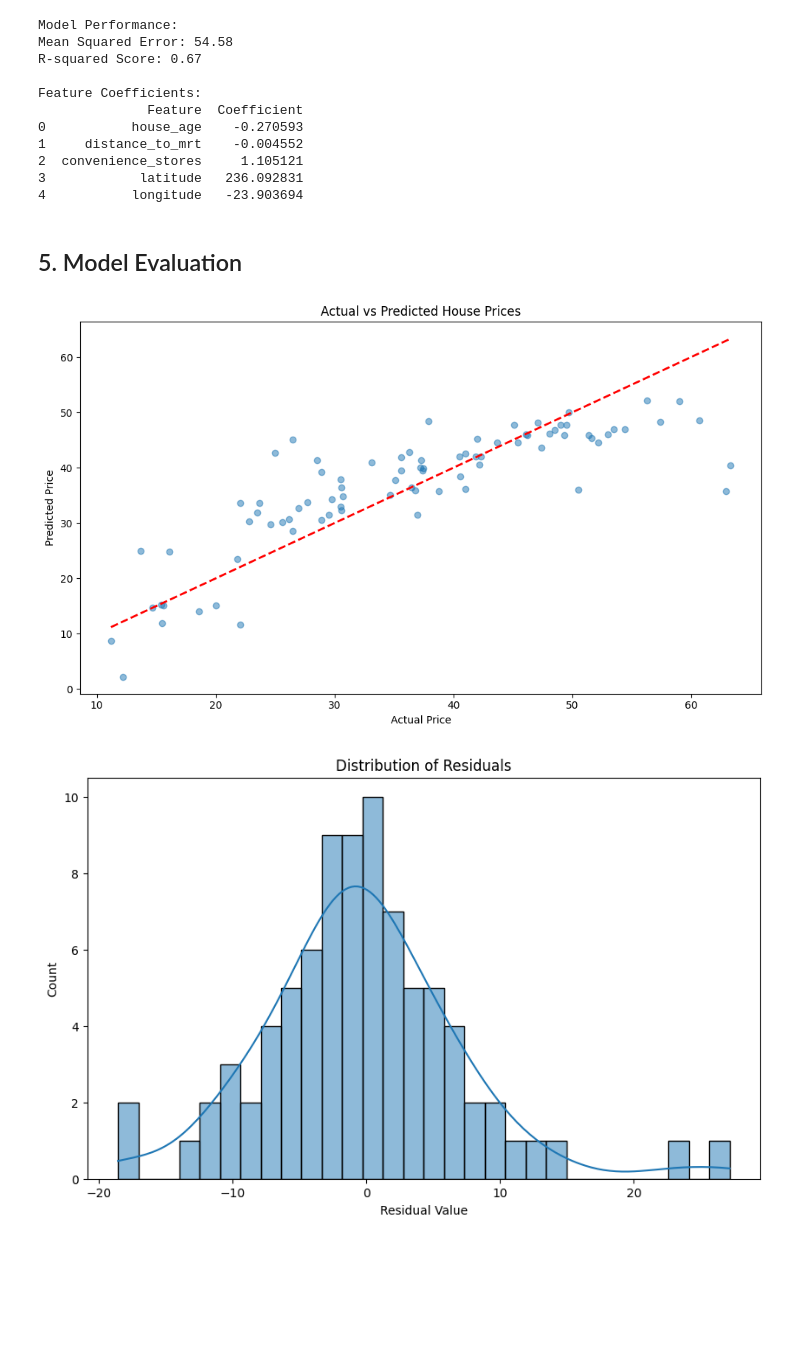
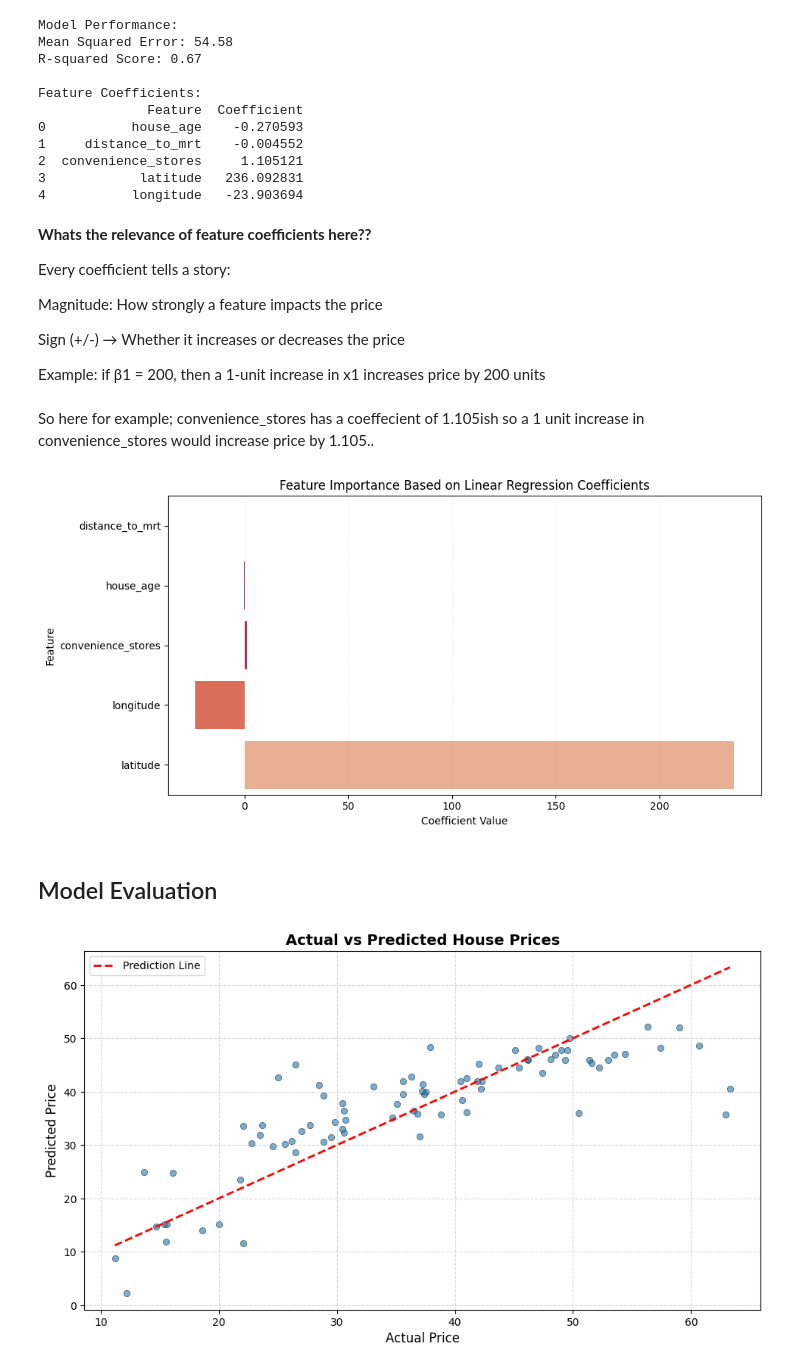
Before and after one commit to chrisjason0505/REAL-ESTATE-PREDICTIONS-, a Jupyter notebook: real_estate_analysis.ipynb, the cells around one changed output. Saved outputs shown, nothing was run; the diff lists cells and outputs as text; code cells hidden in the pictures; blank space fills up the shorter version.

```diff
--- a/real_estate_analysis.ipynb
+++ b/real_estate_analysis.ipynb
@@ -144,27 +225,68 @@ Feature Coefficients:
 2  convenience_stores     1.105121
 3            latitude   236.092831
 4           longitude   -23.903694
+# %% [markdown]
+**Whats the relevance of feature coefficients here??**
+
+Every coefficient tells a story:
+
+Magnitude: How strongly a feature impacts the price
+
+Sign (+/-) → Whether it increases or decreases the price
+
+Example: if β1 = 200, then a 1-unit increase in x1 increases price by 200 units
+# %% [markdown]
+So here for example; convenience_stores has a coeffecient of 1.105ish so a 1 unit increase in convenience_stores would increase price by 1.105..
+# %%
+import matplotlib.pyplot as plt
+import seaborn as sns
+import pandas as pd
+
+# Assume you already trained this:
+# model = LinearRegression()
+# model.fit(X_train, y_train)
+
+# Create a dataframe of features and their coefficients
+coef_df = pd.DataFrame({
+    'Feature': X_train.columns,
+    'Coefficient': model.coef_
+})
+
+# Sort by absolute value (optional for better visual clarity)
+coef_df['abs_coef'] = coef_df['Coefficient'].abs()
+coef_df_sorted = coef_df.sort_values(by='abs_coef', ascending=True)
+
+# Plot
+plt.figure(figsize=(10, 5))
+sns.barplot(x='Coefficient', y='Feature', data=coef_df_sorted, legend=False,palette="rocket",hue="Feature")
+plt.title('Feature Importance Based on Linear Regression Coefficients')
+plt.xlabel('Coefficient Value')
+plt.ylabel('Feature')
+plt.grid(True, axis='x', linestyle='--', alpha=0.1)
+plt.tight_layout()
+plt.show()
+# %% [output]
+[figure, added]
 # %% [markdown]
-## 5. Model Evaluation
+## Model Evaluation
 # %%
-# Plot actual vs predicted values
+import matplotlib.pyplot as plt
+import seaborn as sns
+
+# Plot 1: Actual vs Predicted
 plt.figure(figsize=(10, 6))
-plt.scatter(y_test, y_pred, alpha=0.5)
-plt.plot([y_test.min(), y_test.max()], [y_test.min(), y_test.max()], 'r--', lw=2)
-plt.xlabel('Actual Price')
-plt.ylabel('Predicted Price')
-plt.title('Actual vs Predicted House Prices')
-plt.tight_layout()
+plt.scatter(y_test, y_pred, alpha=0.6, edgecolor='k', linewidth=0.5)
+plt.plot(
+    [y_test.min(), y_test.max()],
+    [y_test.min(), y_test.max()],
+    'r--', lw=2, label='Prediction Line'
+)
+plt.xlabel('Actual Price', fontsize=12)
+plt.ylabel('Predicted Price', fontsize=12)
+plt.title('Actual vs Predicted House Prices', fontsize=14, fontweight='bold')
+plt.legend()
+plt.grid(True, linestyle='--', alpha=0.5)
+plt.tight_layout(pad=2.0)
 plt.show()
-
-# Plot residuals
-residuals = y_test - y_pred
-plt.figure(figsize=(10, 6))
-sns.histplot(residuals, bins=30, kde=True)
-plt.title('Distribution of Residuals')
-plt.xlabel('Residual Value')
-plt.ylabel('Count')
-plt.show()
 # %% [output]
-[figure, old version]
+[figure, new version]
-[figure, removed]
```
Also changed, not shown: parts of 34 cells of this notebook.
